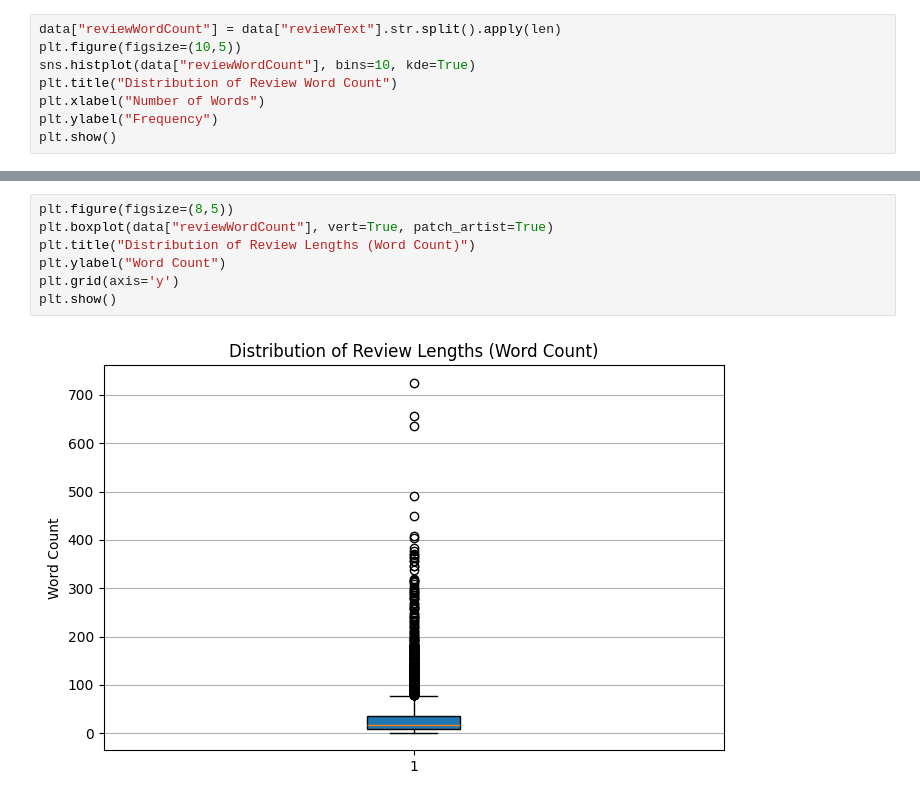
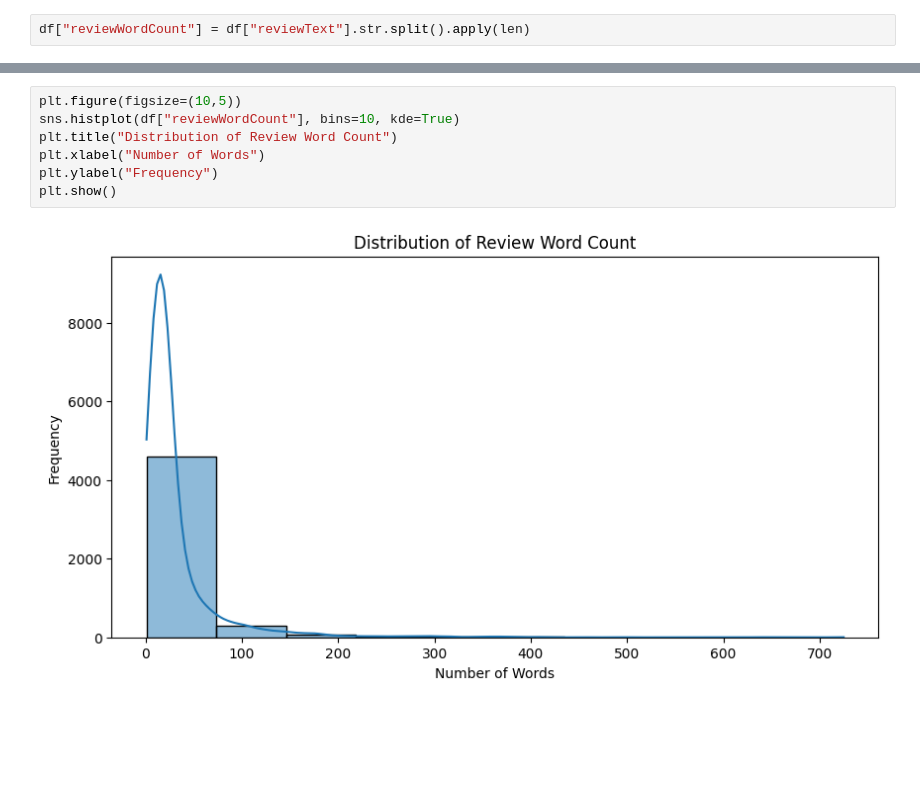
Before and after one commit to khuiqian21/TechJam-Toktok-Loklok, a Jupyter notebook: feature_engineering.ipynb, the cells around one changed output, grey strips where cells are left out. Drawn from its saved outputs; the diff is of its cells as text; blank space fills up the shorter version.

```diff
--- a/feature_engineering.ipynb
+++ b/feature_engineering.ipynb
@@ -43,8 +78,2 @@ plt.show()
 # %%
-data["reviewWordCount"] = data["reviewText"].str.split().apply(len)
-plt.figure(figsize=(10,5))
-sns.histplot(data["reviewWordCount"], bins=10, kde=True)
-plt.title("Distribution of Review Word Count")
-plt.xlabel("Number of Words")
-plt.ylabel("Frequency")
-plt.show()
+df["reviewWordCount"] = df["reviewText"].str.split().apply(len)
@@ -53,10 +80,10 @@ plt.show()
-# %%
-plt.figure(figsize=(8,5))
-plt.boxplot(data["reviewWordCount"], vert=True, patch_artist=True)
-plt.title("Distribution of Review Lengths (Word Count)")
-plt.ylabel("Word Count")
-plt.grid(axis='y')
-plt.show()
-# %% [output]
-[figure, removed]
+# %%
+plt.figure(figsize=(10,5))
+sns.histplot(df["reviewWordCount"], bins=10, kde=True)
+plt.title("Distribution of Review Word Count")
+plt.xlabel("Number of Words")
+plt.ylabel("Frequency")
+plt.show()
+# %% [output]
+[figure, added]
 # %%
```
Also changed, not shown: parts of 15 cells of this notebook, 5 other files.
